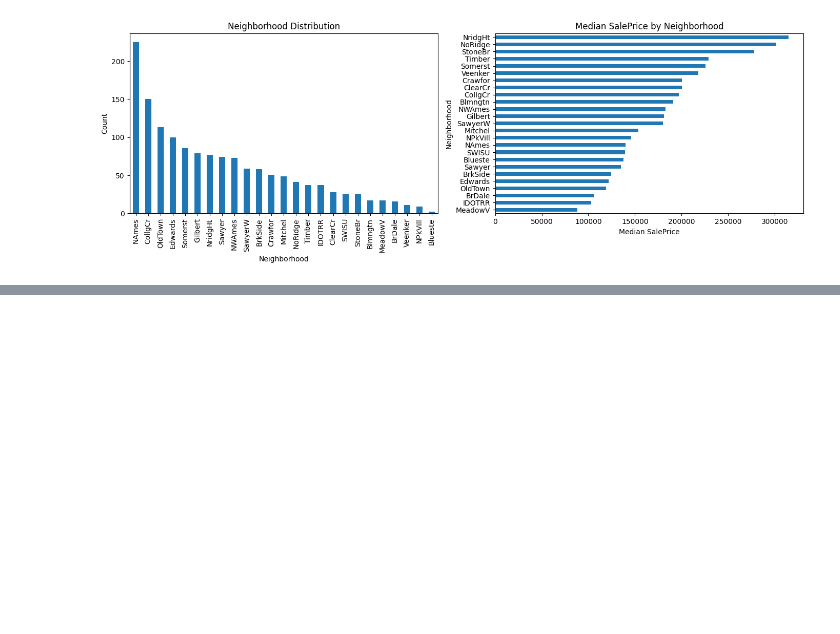
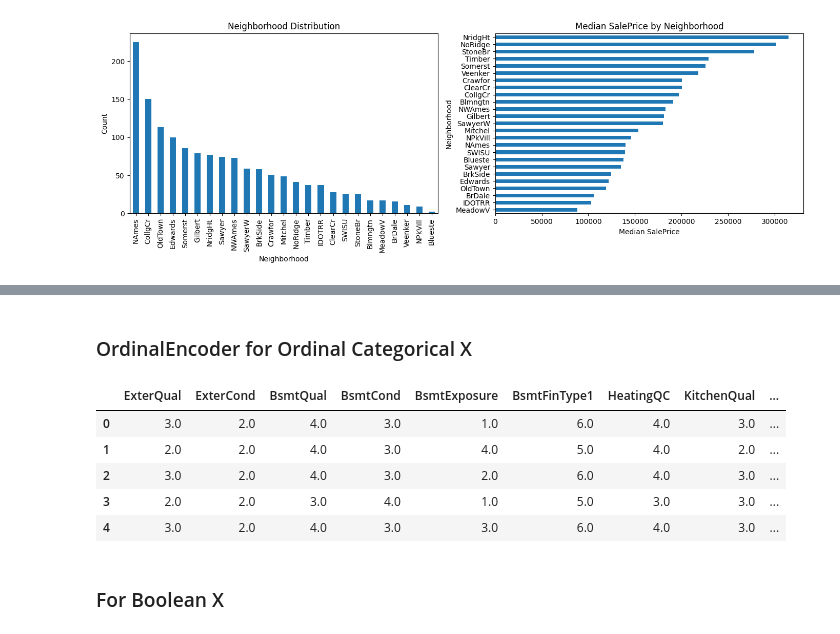
Before and after one commit to nh-adorie/adorie-data-projects, a Jupyter notebook: house-prices/notebook/01_eda_features_engineering.ipynb, the cells around one changed output, grey strips where cells are left out. Drawn from its saved outputs; the diff is of its cells as text; code cells hidden in the pictures; blank space fills up the shorter version.

```diff
--- a/house-prices/notebook/01_eda_features_engineering.ipynb
+++ b/house-prices/notebook/01_eda_features_engineering.ipynb
@@ -490,2 +479,0 @@ Categorical features: 22
-# %%
-train_df = train_df[final_features]
@@ -491,0 +505,46 @@ train_df = train_df[final_features]
+# %% [markdown]
+### OrdinalEncoder for Ordinal Categorical X
+# %%
+# Define ordinal mapping
+ordinal_mapping = {
+    "ExterQual":      ["Po", "Fa", "TA", "Gd", "Ex"],
+    "ExterCond":      ["Po", "Fa", "TA", "Gd", "Ex"],
+    "BsmtQual":       ["None", "Po", "Fa", "TA", "Gd", "Ex"],
+    "BsmtCond":       ["None", "Po", "Fa", "TA", "Gd", "Ex"],
+    "BsmtExposure":   ["None", "No", "Mn", "Av", "Gd"],
+    "BsmtFinType1":   ["None", "Unf", "LwQ", "Rec", "BLQ", "ALQ", "GLQ"],
+    "HeatingQC":      ["Po", "Fa", "TA", "Gd", "Ex"],
+    "KitchenQual":    ["Po", "Fa", "TA", "Gd", "Ex"],
+    "FireplaceQu":    ["None", "Po", "Fa", "TA", "Gd", "Ex"],
+    "GarageFinish":   ["None", "Unf", "RFn", "Fin"],
+    "GarageQual":     ["None", "Po", "Fa", "TA", "Gd", "Ex"],
+    "GarageCond":     ["None", "Po", "Fa", "TA", "Gd", "Ex"],
+    "PoolQC":         ["None", "Fa", "TA", "Gd", "Ex"],
+    "Fence":          ["None", "MnWw", "GdWo", "MnPrv", "GdPrv"]
+}
+# %%
+# Ordinal Encoder
+ordinal_cols = list(ordinal_mapping.keys())
+categories = list(ordinal_mapping.values())
+
+oe = OrdinalEncoder(categories=categories)
+oe.fit(train_df[ordinal_cols])
+
+ordinal_transformed = oe.transform(train_df[ordinal_cols])
+# %%
+# Check result
+ordinal_df = pd.DataFrame(
+    ordinal_transformed,
+    columns=ordinal_cols
+)
+
+ordinal_df.head()
+# %% [output]
+|  | ExterQual | ExterCond | BsmtQual | BsmtCond | BsmtExposure | BsmtFinType1 | HeatingQC | KitchenQual | ... |
+| 0 | 3.0 | 2.0 | 4.0 | 3.0 | 1.0 | 6.0 | 4.0 | 3.0 | ... |
+| 1 | 2.0 | 2.0 | 4.0 | 3.0 | 4.0 | 5.0 | 4.0 | 2.0 | ... |
+| 2 | 3.0 | 2.0 | 4.0 | 3.0 | 2.0 | 6.0 | 4.0 | 3.0 | ... |
+| 3 | 2.0 | 2.0 | 3.0 | 4.0 | 1.0 | 5.0 | 3.0 | 3.0 | ... |
+| 4 | 3.0 | 2.0 | 4.0 | 3.0 | 3.0 | 6.0 | 4.0 | 3.0 | ... |
+# %% [markdown]
+### For Boolean X
```
Also changed, not shown: parts of 20 cells of this notebook, 4 other files.
